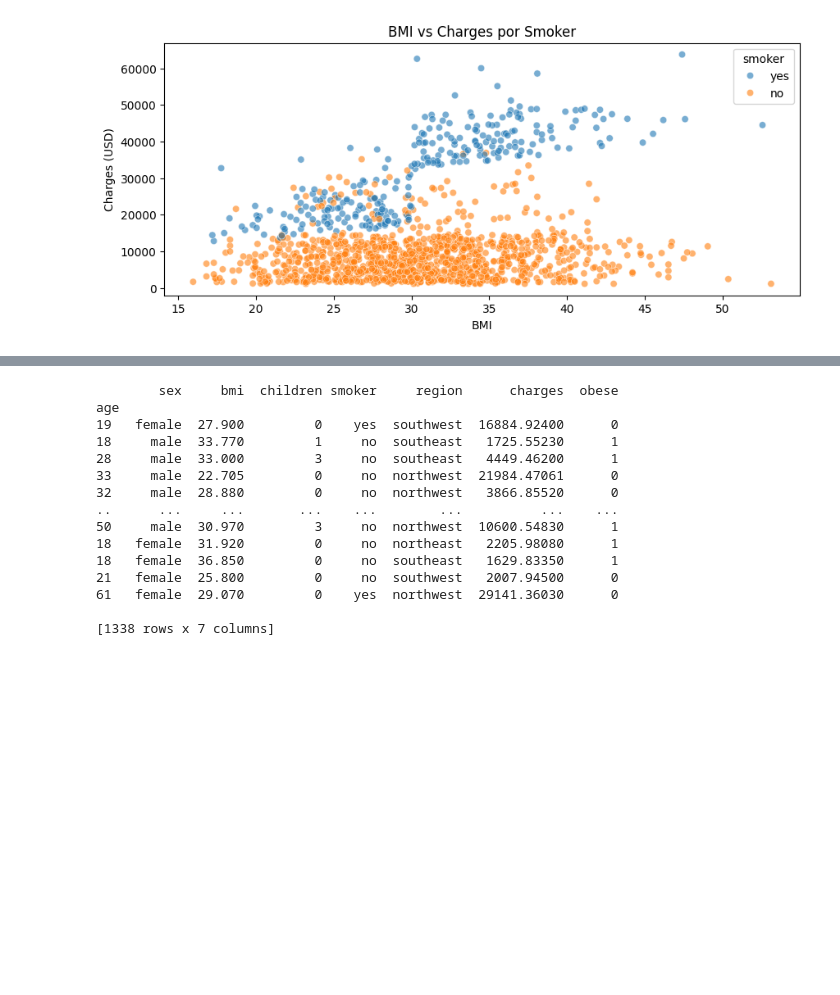
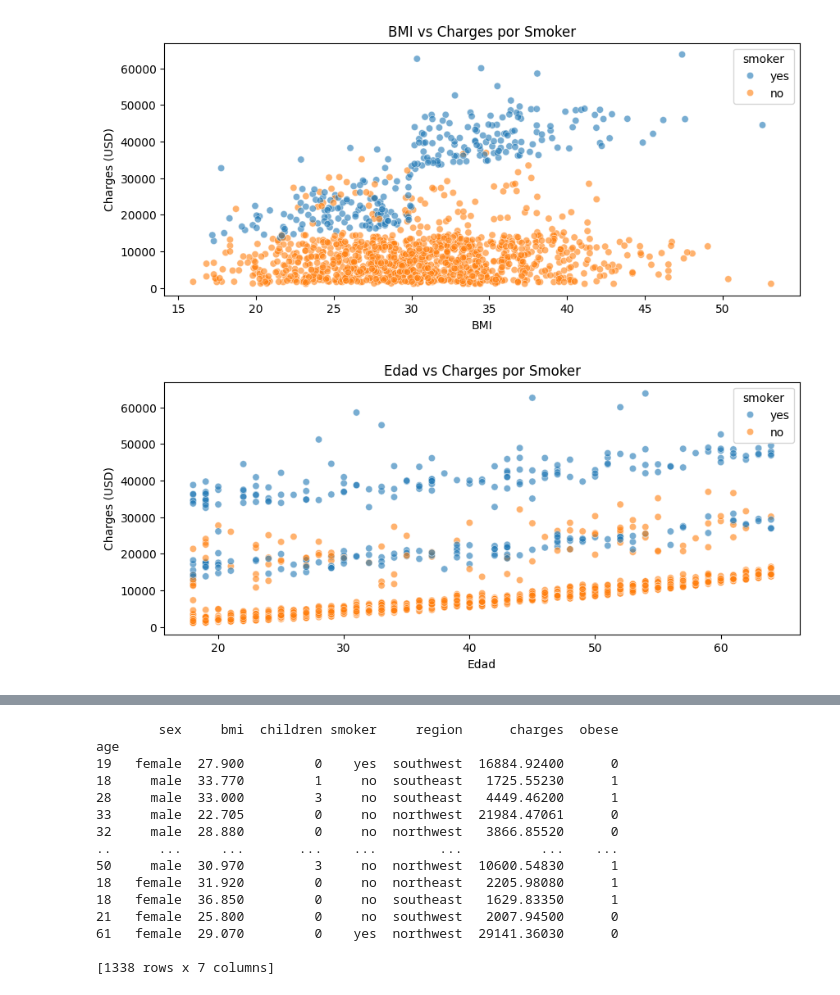
Before and after one commit to FelipeCH13/vortex-insurance-cost, a Jupyter notebook: src/notebooks/01_eda.ipynb, the cells around one changed output, grey strips where cells are left out. Drawn from its saved outputs; the diff is of its cells as text; code cells hidden in the pictures; blank space fills up the shorter version.

```diff
--- a/src/notebooks/01_eda.ipynb
+++ b/src/notebooks/01_eda.ipynb
@@ -113,3 +113,14 @@ plt.ylabel('Charges (USD)')
 plt.show()
 # %% [output]
 [figure]
+# %%
+plt.figure(figsize=(10,4))
+
+sns.scatterplot(data=df_insurance, x='age', y='charges', hue='smoker', alpha=0.6)
+
+plt.title('Edad vs Charges por Smoker')
+plt.xlabel('Edad')
+plt.ylabel('Charges (USD)')
+plt.show()
+# %% [output]
+[figure, added]
```
Also changed, not shown: parts of 2 cells of this notebook.
